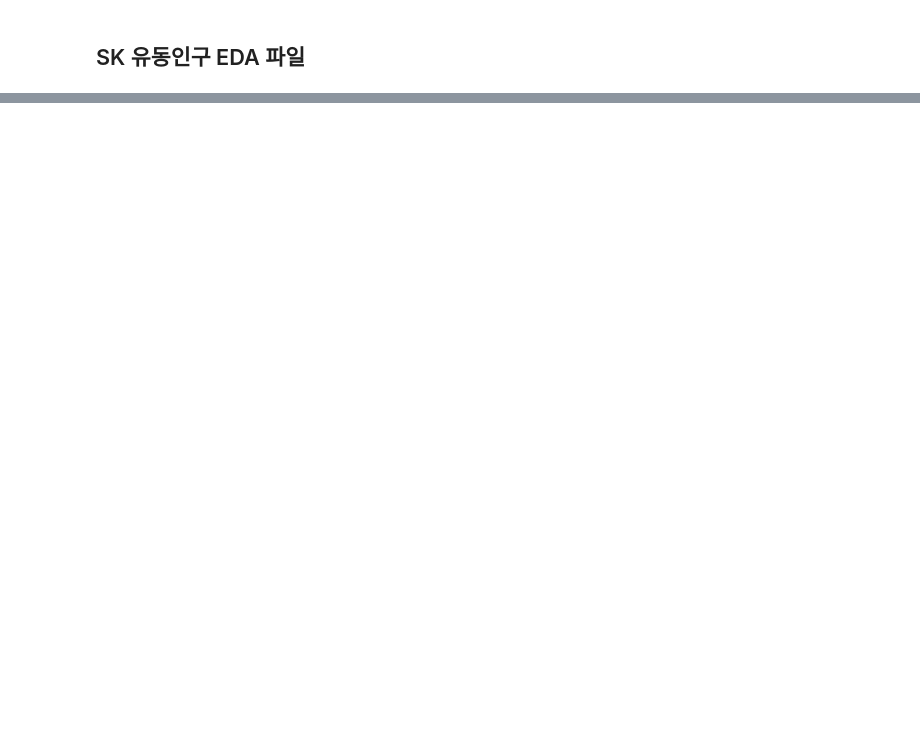
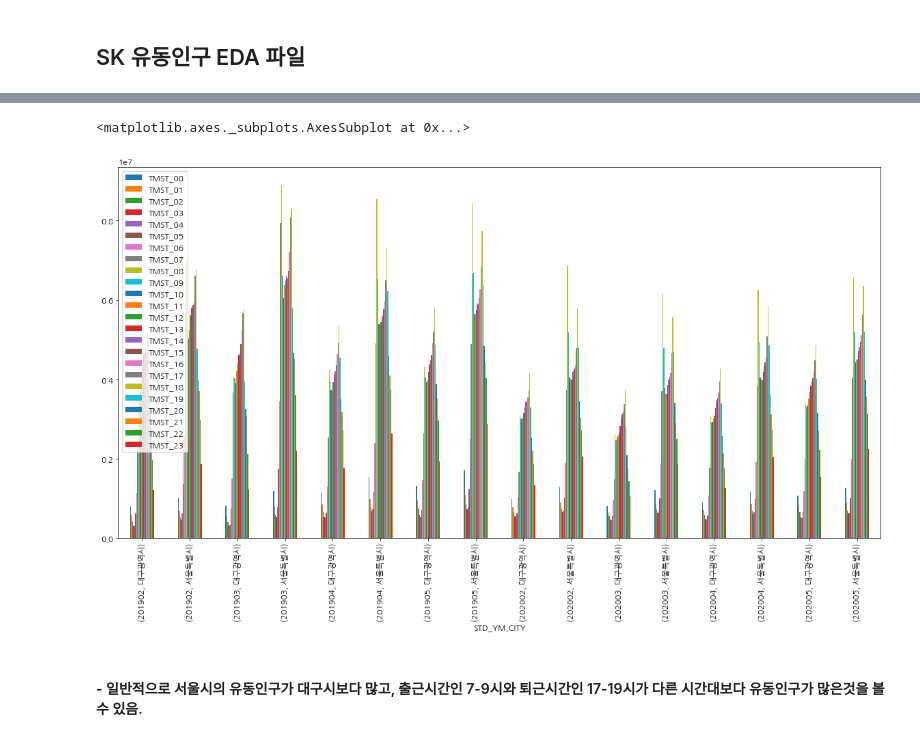
Before and after one commit to minkithub/bigcon2020, a Jupyter notebook: Minki/SK_EDA.ipynb, the cells around one changed output, grey strips where cells are left out. Saved outputs shown, nothing was run; the diff lists cells and outputs as text; code cells hidden in the pictures; blank space fills up the shorter version.

```diff
--- a/Minki/SK_EDA.ipynb
+++ b/Minki/SK_EDA.ipynb
@@ -173,0 +70,7 @@ sk_data_TIME.to_excel(f'{FLOWTIME_PATH}/SK_TIME_DATA.xlsx')
+# %%
+sk_month_move.plot(kind = 'bar')
+# %% [output]
+<matplotlib.axes._subplots.AxesSubplot at 0x...>
+[figure, added]
+# %% [markdown]
+#### - 일반적으로 서울시의 유동인구가 대구시보다 많고, 출근시간인 7-9시와 퇴근시간인 17-19시가 다른 시간대보다 유동인구가 많은것을 볼 수 있음.
```
Also changed, not shown: parts of 21 cells of this notebook, 2 other files.
